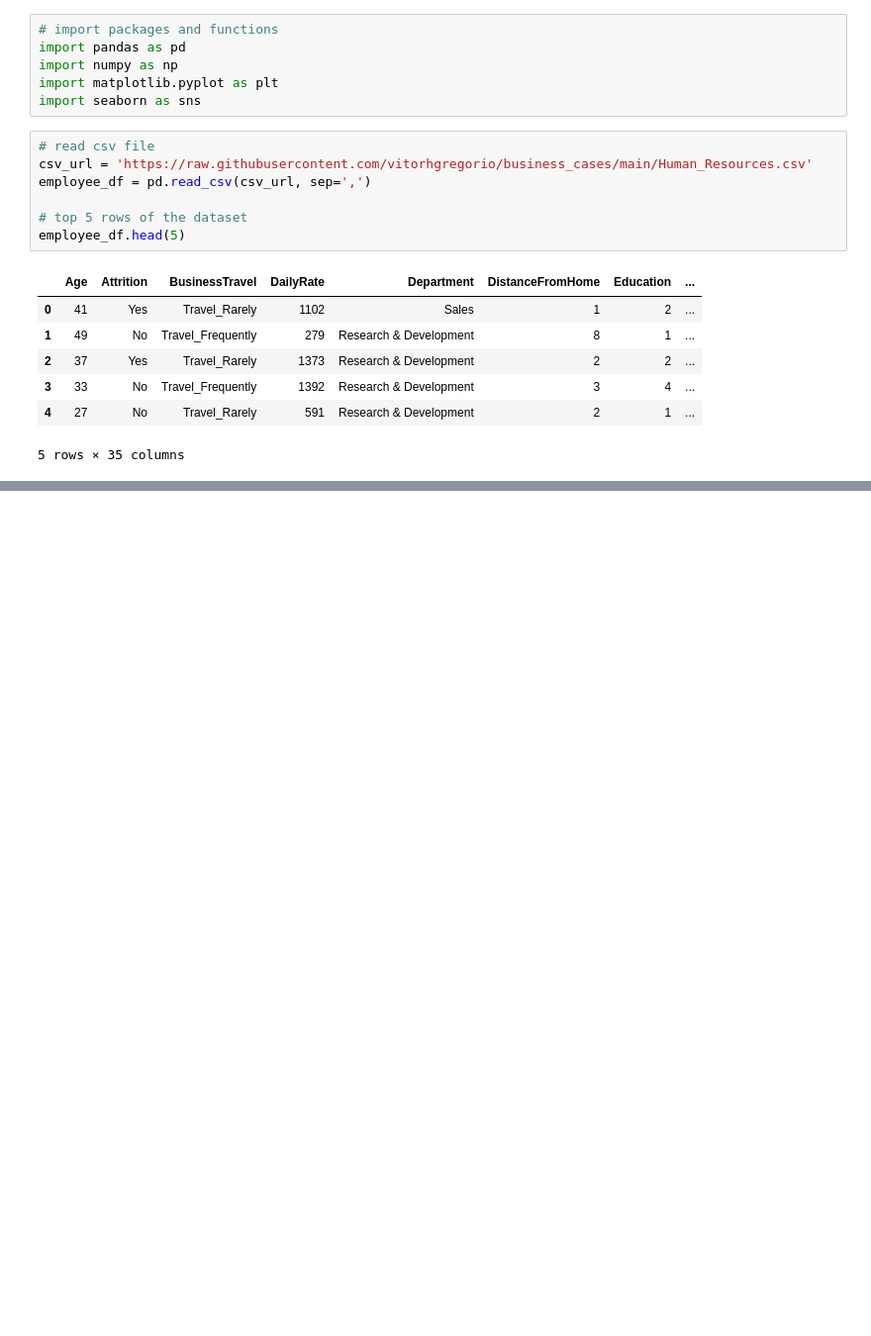
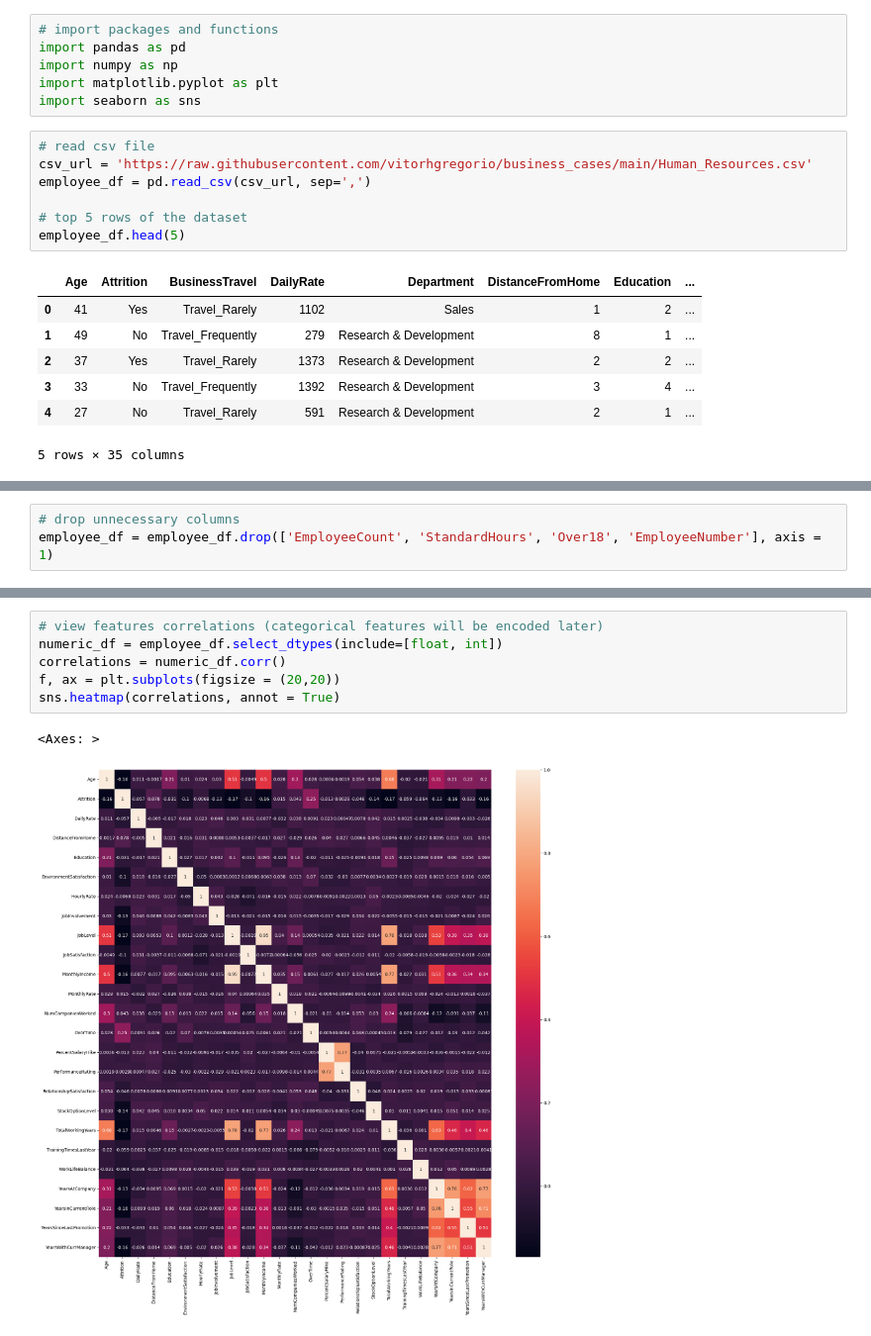
Before and after one commit to vitorhgregorio/business_cases, a Jupyter notebook: human_resources_project.ipynb, the cells around one changed output, grey strips where cells are left out. Shown at 99% size. Cells and saved outputs as stored; diff of their text form; blank space fills up the shorter version.

```diff
--- a/human_resources_project.ipynb
+++ b/human_resources_project.ipynb
@@ -73,0 +114,3 @@ employee_df['Age'].mean()
+# %%
+# drop unnecessary columns
+employee_df = employee_df.drop(['EmployeeCount', 'StandardHours', 'Over18', 'EmployeeNumber'], axis = 1)
@@ -73,0 +167,9 @@ employee_df['Age'].mean()
+# %%
+# view features correlations (categorical features will be encoded later)
+numeric_df = employee_df.select_dtypes(include=[float, int])
+correlations = numeric_df.corr()
+f, ax = plt.subplots(figsize = (20,20))
+sns.heatmap(correlations, annot = True)
+# %% [output]
+<Axes: >
+[figure, added]
```
Also changed, not shown: parts of 51 cells of this notebook.
